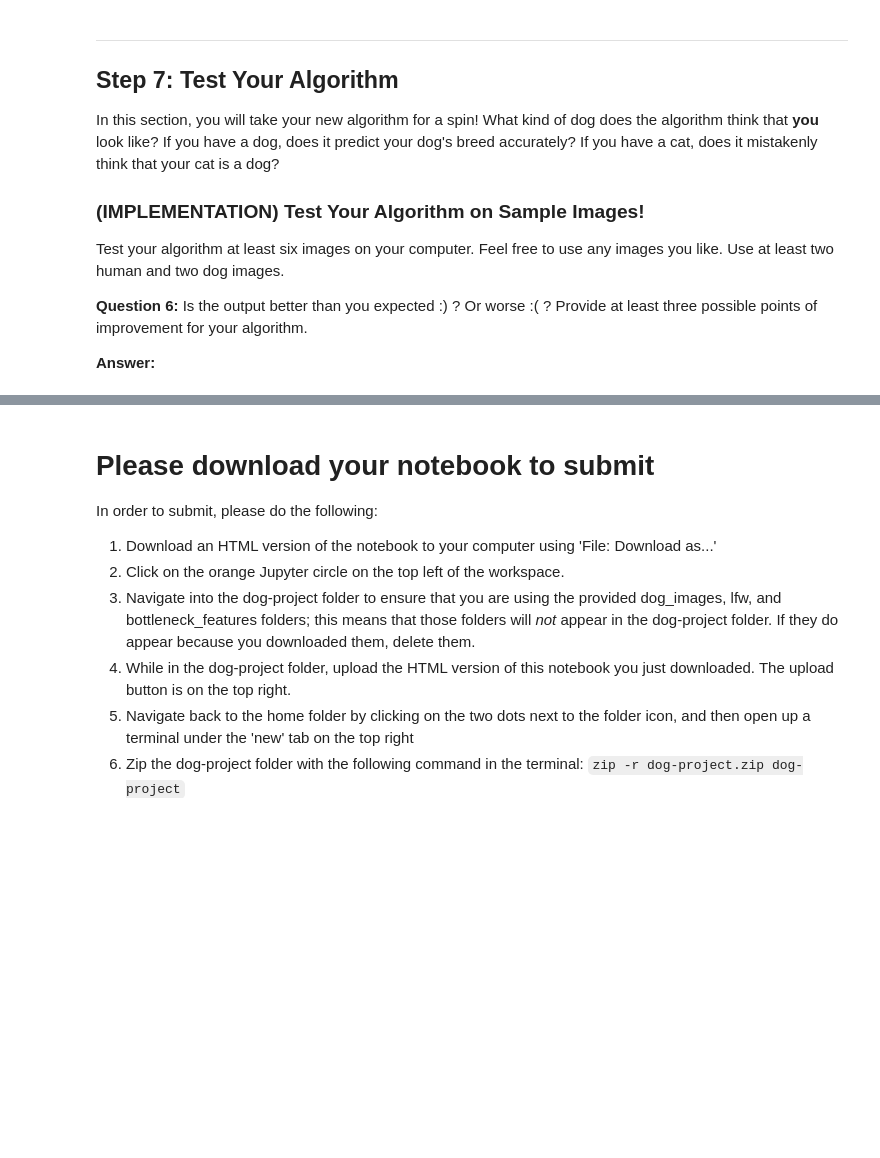
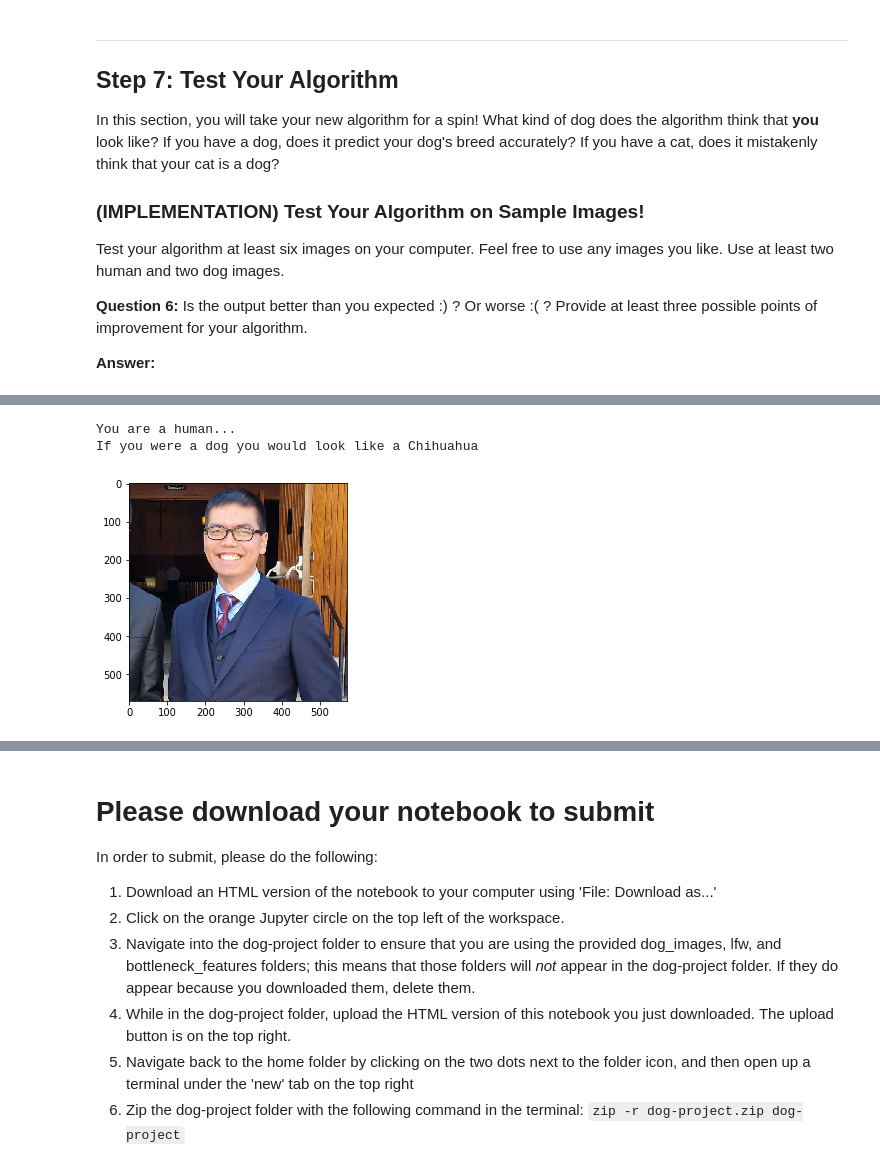
Before and after one commit to peterbchoi/Project-6---Dog-Breed-Classifier, a Jupyter notebook: dog_app.ipynb, the cells around one changed output, grey strips where cells are left out. Cells and saved outputs as stored; diff of their text form; code cells hidden in the pictures; blank space fills up the shorter version.

```diff
--- a/dog_app.ipynb
+++ b/dog_app.ipynb
@@ -650,0 +845,6 @@ __Answer:__
+# %%
+dog_breed_algorithm('test_images/Human_10334236_10152433039112546_4701448974598789200_n.jpg')
+# %% [output]
+You are a human...
+If you were a dog you would look like a Chihuahua
+[figure, added]
```
Also changed, not shown: parts of 25 cells of this notebook.
